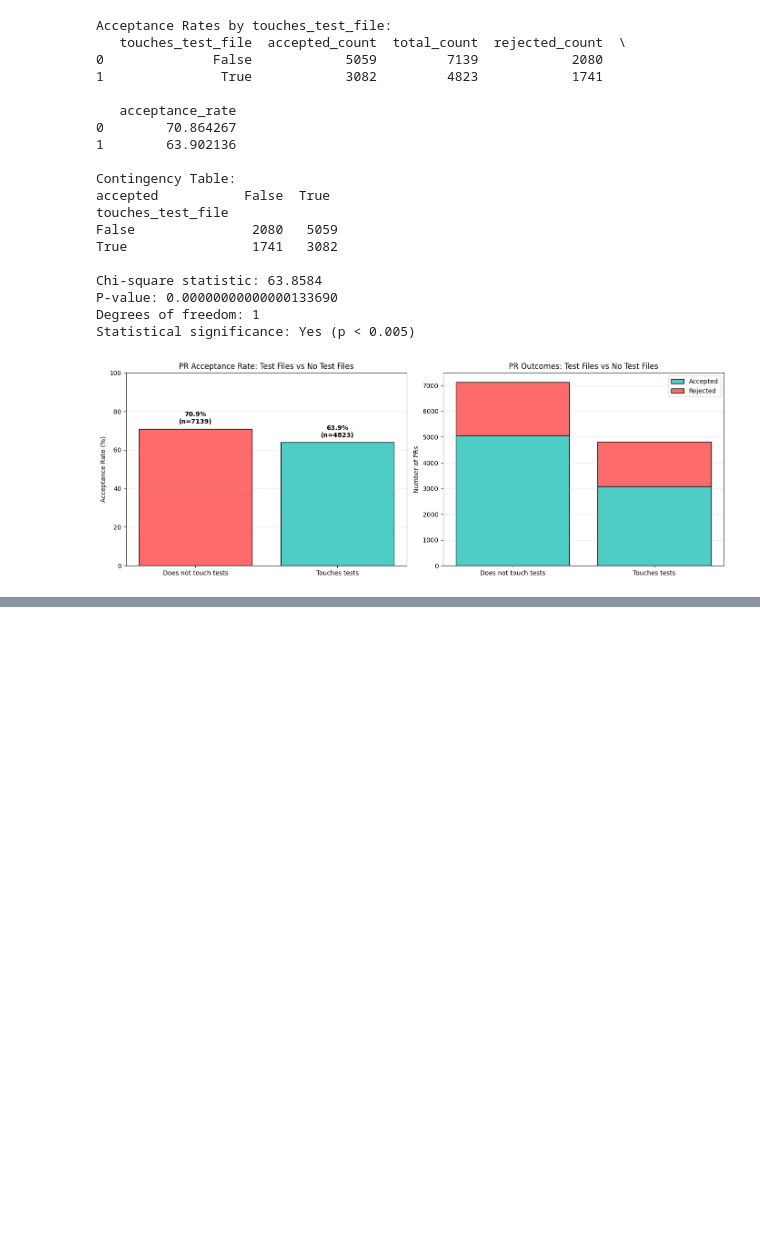
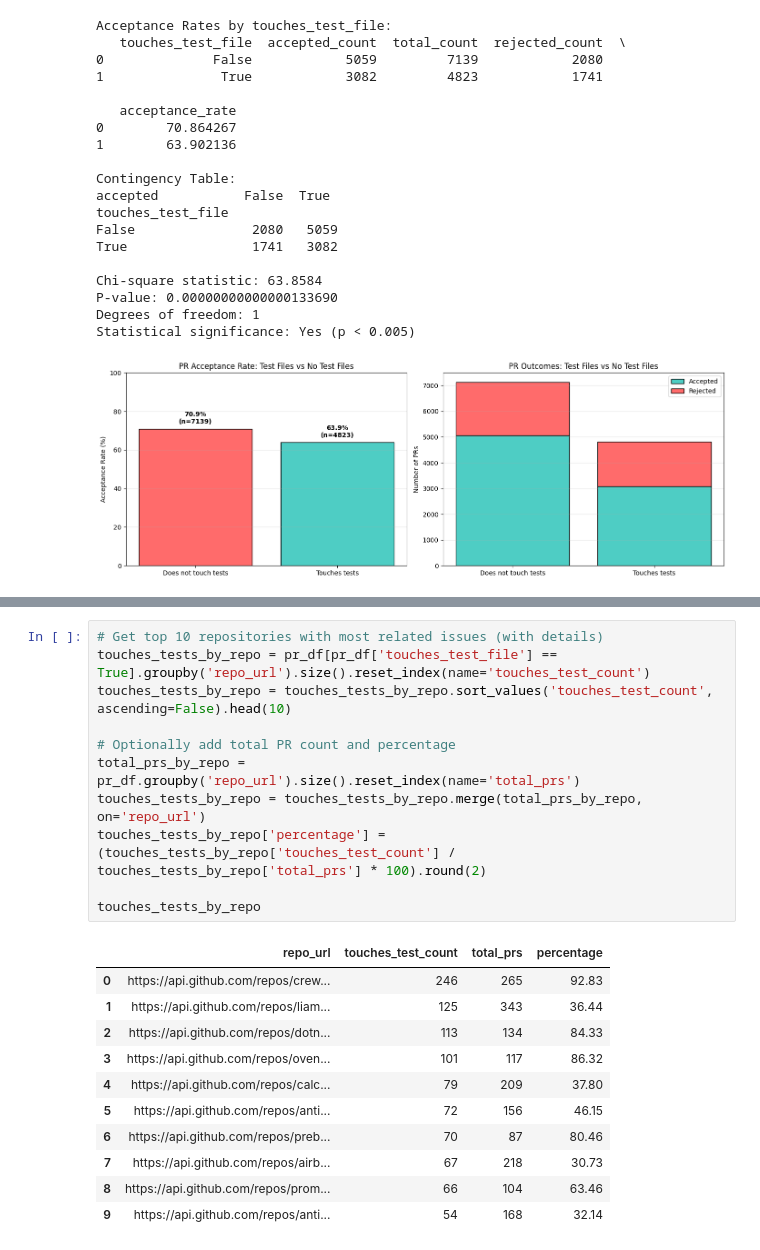
Before and after one commit to davejjwilliams/pr-acceptability, a Jupyter notebook: exploring_factors.ipynb, the cells around one changed output, grey strips where cells are left out. Saved outputs shown, nothing was run; the diff lists cells and outputs as text; blank space fills up the shorter version.

```diff
--- a/exploring_factors.ipynb
+++ b/exploring_factors.ipynb
@@ -244,0 +439,23 @@ Statistical significance: Yes (p < 0.005)
+# %%
+# Get top 10 repositories with most related issues (with details)
+touches_tests_by_repo = pr_df[pr_df['touches_test_file'] == True].groupby('repo_url').size().reset_index(name='touches_test_count')
+touches_tests_by_repo = touches_tests_by_repo.sort_values('touches_test_count', ascending=False).head(10)
+
+# Optionally add total PR count and percentage
+total_prs_by_repo = pr_df.groupby('repo_url').size().reset_index(name='total_prs')
+touches_tests_by_repo = touches_tests_by_repo.merge(total_prs_by_repo, on='repo_url')
+touches_tests_by_repo['percentage'] = (touches_tests_by_repo['touches_test_count'] / touches_tests_by_repo['total_prs'] * 100).round(2)
+
+touches_tests_by_repo
+# %% [output]
+|  | repo_url | touches_test_count | total_prs | percentage |
+| 0 | https://api.github.com/repos/crew... | 246 | 265 | 92.83 |
+| 1 | https://api.github.com/repos/liam... | 125 | 343 | 36.44 |
+| 2 | https://api.github.com/repos/dotn... | 113 | 134 | 84.33 |
+| 3 | https://api.github.com/repos/oven... | 101 | 117 | 86.32 |
+| 4 | https://api.github.com/repos/calc... | 79 | 209 | 37.80 |
+| 5 | https://api.github.com/repos/anti... | 72 | 156 | 46.15 |
+| 6 | https://api.github.com/repos/preb... | 70 | 87 | 80.46 |
+| 7 | https://api.github.com/repos/airb... | 67 | 218 | 30.73 |
+| 8 | https://api.github.com/repos/prom... | 66 | 104 | 63.46 |
+| 9 | https://api.github.com/repos/anti... | 54 | 168 | 32.14 |
```
Also changed, not shown: parts of 18 cells of this notebook.
